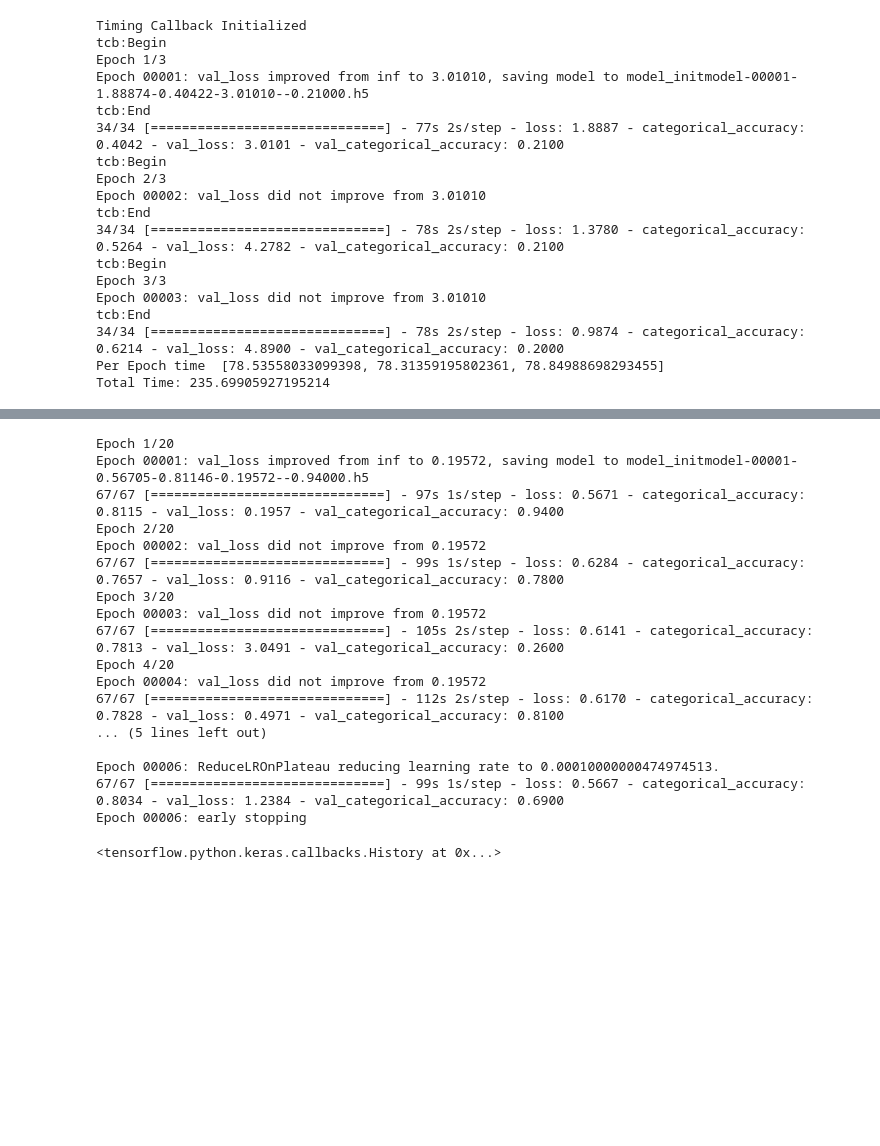
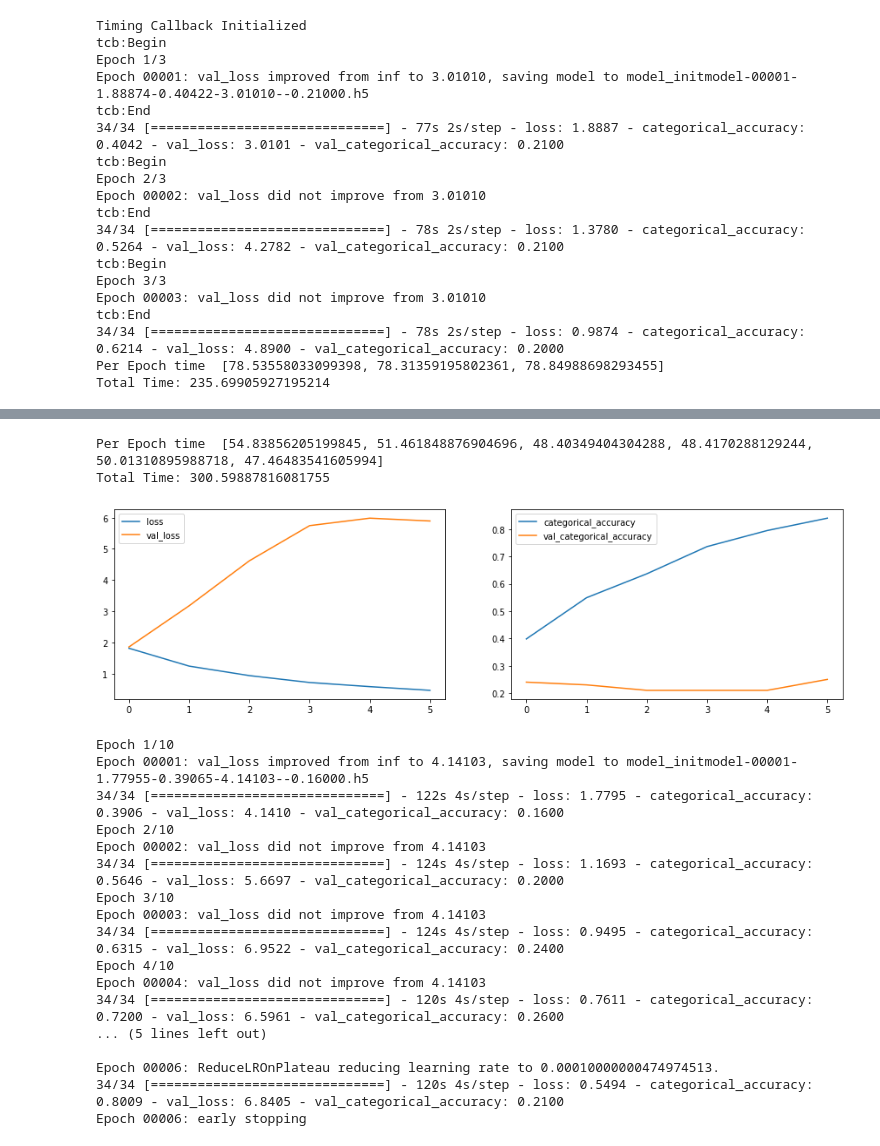
Before and after one commit to rramchan12/Gesture-Recognition-CaseStudy-IITB, a Jupyter notebook: Gesture_Recognition_Iter1.ipynb, the cells around one changed output, grey strips where cells are left out. Drawn from its saved outputs; the diff is of its cells as text; code cells hidden in the pictures; blank space fills up the shorter version.

Commit message:
Model 2 Updated

```diff
--- a/Gesture_Recognition_Iter1.ipynb
+++ b/Gesture_Recognition_Iter1.ipynb
@@ -366,7 +381,7 @@ class BaseModel(metaclass=abc.ABCMeta):
                         transformed = cv2.warpAffine(image, translation_matrix, (cols,rows))
 
                         #Convert to grayscale to crop out black borders if any
-                        gray = cv2.cvtColor(shifted,cv2.COLOR_RGB2GRAY)
+                        gray = cv2.cvtColor(transformed,cv2.COLOR_RGB2GRAY)
 
                         # Find min and max from pixels whose intensity is not zero.
                         # Black will be zero
@@ -461,3 +474,15 @@ Note here that a video is represented above in the generator as (number of image
+# %%
+# function to plot the training/validation accuracies/losses.
+
+def plot(history):
+    fig, axes = plt.subplots(nrows=1, ncols=2, figsize=(15,4))
+    axes[0].plot(history.history['loss'])
+    axes[0].plot(history.history['val_loss'])
+    axes[0].legend(['loss','val_loss'])
+
+    axes[1].plot(history.history['categorical_accuracy'])
+    axes[1].plot(history.history['val_categorical_accuracy'])
+    axes[1].legend(['categorical_accuracy','val_categorical_accuracy'])
 # %% [markdown]
 ## 2. Model
 Here we will make the model using different functionalities that Keras provides. We will use `Conv3D` and `MaxPooling3D` and not `Conv2D` and `Maxpooling2D` for a 3D convolution model.
@@ -695,8 +723,8 @@ Total Time: 235.69905927195214
 # %%
-conv3d_initial_augment = ModelConv3D_Inital()
-conv3d_initial_augment.initialize_path(project_folder)
-conv3d_initial_augment.initialize_image_properties(image_height=160, image_width=160)
-conv3d_initial_augment.initialize_hyperparams(frames_to_sample=16,batch_size=10,num_epochs=20)
-conv3d_initial_augment_model = conv3d_initial_augment.define_model()
-conv3d_initial_augment_model.summary()
+conv3d_initial = ModelConv3D_Inital()
+conv3d_initial.initialize_path(project_folder)
+conv3d_initial.initialize_image_properties(image_height=160, image_width=160)
+conv3d_initial.initialize_hyperparams(frames_to_sample=20,batch_size=40,num_epochs=10)
+conv3d_initial_model = conv3d_initial.define_model()
+conv3d_initial_model.summary()
 # %% [output]
@@ -717,3 +745,6 @@ Total params: 1,736,389
 Trainable params: 1,735,525
 Non-trainable params: 864
 _________________________________________________________________
+# %%
+print("Total Params:", conv3d_initial_model.count_params())
+history_model_initial = conv3d_initial.train_model(conv3d_initial_model)
@@ -719,0 +769,8 @@ _________________________________________________________________
+# %%
+print("Per Epoch time  {}".format(conv3d_initial.timing_cb.logs))
+print("Total Time: {}".format(sum(conv3d_initial.timing_cb.logs)))
+plot(history_model_initial)
+# %% [output]
+Per Epoch time  [54.83856205199845, 51.461848876904696, 48.40349404304288, 48.4170288129244, 50.01310895988718, 47.46483541605994]
+Total Time: 300.59887816081755
+[figure, added]
@@ -720,21 +785,20 @@ _________________________________________________________________
 # %%
-conv3d_initial_augment.train_model(conv3d_initial_augment_model, augment_data=True)
+history_model_initial_with_aug = conv3d_initial.train_model(conv3d_initial_model, augment_data = True)
 # %% [output]
-Epoch 1/20
-Epoch 00001: val_loss improved from inf to 0.19572, saving model to model_initmodel-00001-0.56705-0.81146-0.19572--0.94000.h5
-67/67 [==============================] - 97s 1s/step - loss: 0.5671 - categorical_accuracy: 0.8115 - val_loss: 0.1957 - val_categorical_accuracy: 0.9400
-Epoch 2/20
-Epoch 00002: val_loss did not improve from 0.19572
-67/67 [==============================] - 99s 1s/step - loss: 0.6284 - categorical_accuracy: 0.7657 - val_loss: 0.9116 - val_categorical_accuracy: 0.7800
-Epoch 3/20
-Epoch 00003: val_loss did not improve from 0.19572
-67/67 [==============================] - 105s 2s/step - loss: 0.6141 - categorical_accuracy: 0.7813 - val_loss: 3.0491 - val_categorical_accuracy: 0.2600
-Epoch 4/20
-Epoch 00004: val_loss did not improve from 0.19572
-67/67 [==============================] - 112s 2s/step - loss: 0.6170 - categorical_accuracy: 0.7828 - val_loss: 0.4971 - val_categorical_accuracy: 0.8100
+Epoch 1/10
+Epoch 00001: val_loss improved from inf to 4.14103, saving model to model_initmodel-00001-1.77955-0.39065-4.14103--0.16000.h5
+34/34 [==============================] - 122s 4s/step - loss: 1.7795 - categorical_accuracy: 0.3906 - val_loss: 4.1410 - val_categorical_accuracy: 0.1600
+Epoch 2/10
+Epoch 00002: val_loss did not improve from 4.14103
+34/34 [==============================] - 124s 4s/step - loss: 1.1693 - categorical_accuracy: 0.5646 - val_loss: 5.6697 - val_categorical_accuracy: 0.2000
+Epoch 3/10
+Epoch 00003: val_loss did not improve from 4.14103
+34/34 [==============================] - 124s 4s/step - loss: 0.9495 - categorical_accuracy: 0.6315 - val_loss: 6.9522 - val_categorical_accuracy: 0.2400
+Epoch 4/10
+Epoch 00004: val_loss did not improve from 4.14103
+34/34 [==============================] - 120s 4s/step - loss: 0.7611 - categorical_accuracy: 0.7200 - val_loss: 6.5961 - val_categorical_accuracy: 0.2600
 ... (5 lines left out)
 
 Epoch 00006: ReduceLROnPlateau reducing learning rate to 0.00010000000474974513.
-67/67 [==============================] - 99s 1s/step - loss: 0.5667 - categorical_accuracy: 0.8034 - val_loss: 1.2384 - val_categorical_accuracy: 0.6900
+34/34 [==============================] - 120s 4s/step - loss: 0.5494 - categorical_accuracy: 0.8009 - val_loss: 6.8405 - val_categorical_accuracy: 0.2100
 Epoch 00006: early stopping
-<tensorflow.python.keras.callbacks.History at 0x...>
```
Also changed, not shown: parts of 31 cells of this notebook.
